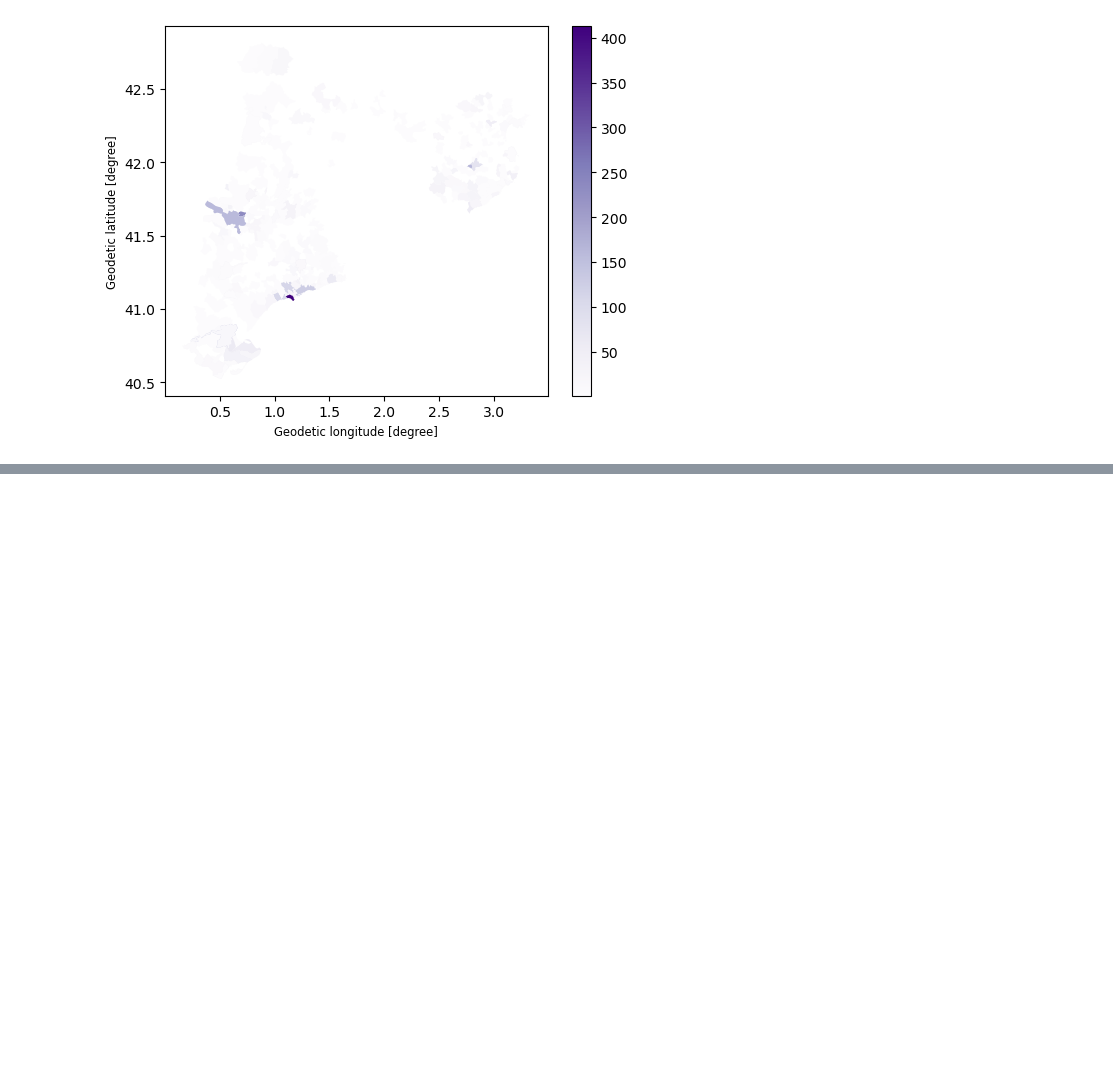
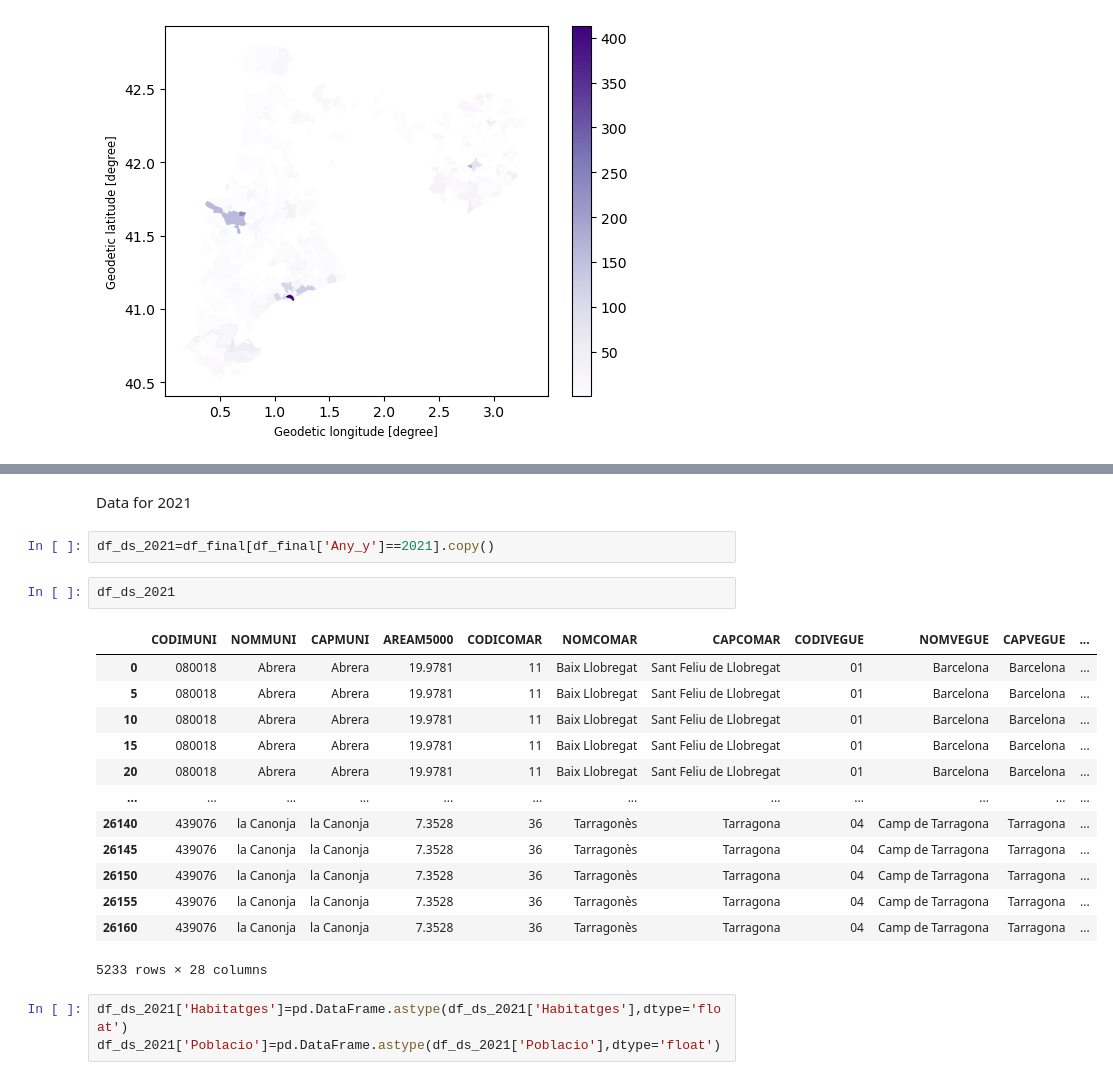
Before and after one commit to Lidia1508/Speculation-Map, a Jupyter notebook: code/EmptyBuildings.ipynb, the cells around one changed output, grey strips where cells are left out. Saved outputs shown, nothing was run; the diff lists cells and outputs as text; blank space fills up the shorter version.

```diff
--- a/code/EmptyBuildings.ipynb
+++ b/code/EmptyBuildings.ipynb
@@ -259,0 +303,23 @@ plt.show()
+# %% [markdown]
+Data for 2021
+# %%
+df_ds_2021=df_final[df_final['Any_y']==2021].copy()
+# %%
+df_ds_2021
+# %% [output]
+|  | CODIMUNI | NOMMUNI | CAPMUNI | AREAM5000 | CODICOMAR | NOMCOMAR | CAPCOMAR | CODIVEGUE | NOMVEGUE | CAPVEGUE | ... |
+| 0 | 080018 | Abrera | Abrera | 19.9781 | 11 | Baix Llobregat | Sant Feliu de Llobregat | 01 | Barcelona | Barcelona | ... |
+| 5 | 080018 | Abrera | Abrera | 19.9781 | 11 | Baix Llobregat | Sant Feliu de Llobregat | 01 | Barcelona | Barcelona | ... |
+| 10 | 080018 | Abrera | Abrera | 19.9781 | 11 | Baix Llobregat | Sant Feliu de Llobregat | 01 | Barcelona | Barcelona | ... |
+| 15 | 080018 | Abrera | Abrera | 19.9781 | 11 | Baix Llobregat | Sant Feliu de Llobregat | 01 | Barcelona | Barcelona | ... |
+| 20 | 080018 | Abrera | Abrera | 19.9781 | 11 | Baix Llobregat | Sant Feliu de Llobregat | 01 | Barcelona | Barcelona | ... |
+| ... | ... | ... | ... | ... | ... | ... | ... | ... | ... | ... | ... |
+| 26140 | 439076 | la Canonja | la Canonja | 7.3528 | 36 | Tarragonès | Tarragona | 04 | Camp de Tarragona | Tarragona | ... |
+| 26145 | 439076 | la Canonja | la Canonja | 7.3528 | 36 | Tarragonès | Tarragona | 04 | Camp de Tarragona | Tarragona | ... |
+| 26150 | 439076 | la Canonja | la Canonja | 7.3528 | 36 | Tarragonès | Tarragona | 04 | Camp de Tarragona | Tarragona | ... |
+| 26155 | 439076 | la Canonja | la Canonja | 7.3528 | 36 | Tarragonès | Tarragona | 04 | Camp de Tarragona | Tarragona | ... |
+| 26160 | 439076 | la Canonja | la Canonja | 7.3528 | 36 | Tarragonès | Tarragona | 04 | Camp de Tarragona | Tarragona | ... |
+5233 rows × 28 columns
+# %%
+df_ds_2021['Habitatges']=pd.DataFrame.astype(df_ds_2021['Habitatges'],dtype='float')
+df_ds_2021['Poblacio']=pd.DataFrame.astype(df_ds_2021['Poblacio'],dtype='float')
```
Also changed, not shown: parts of 7 cells of this notebook, 1 other file.
